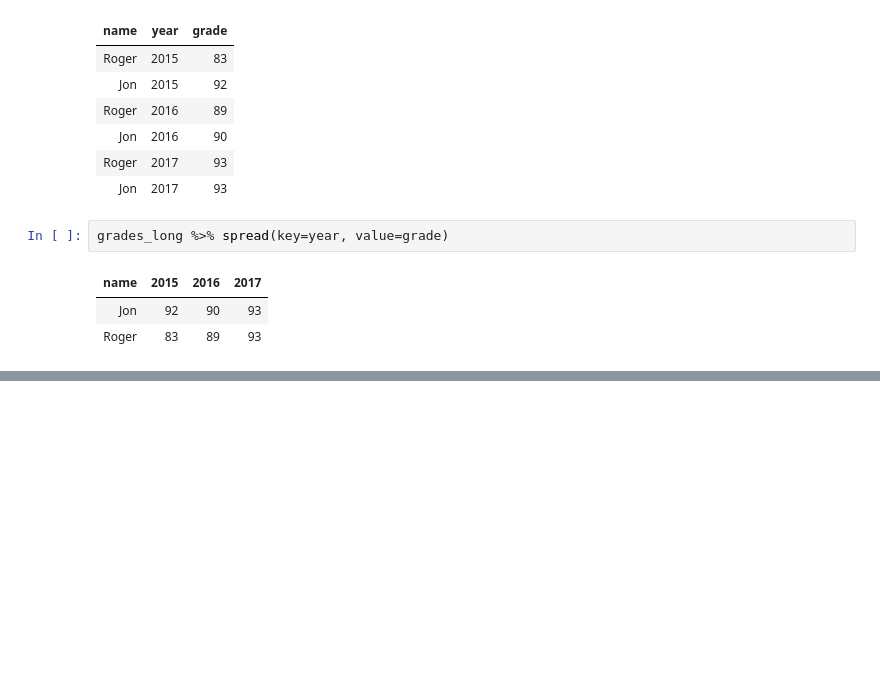
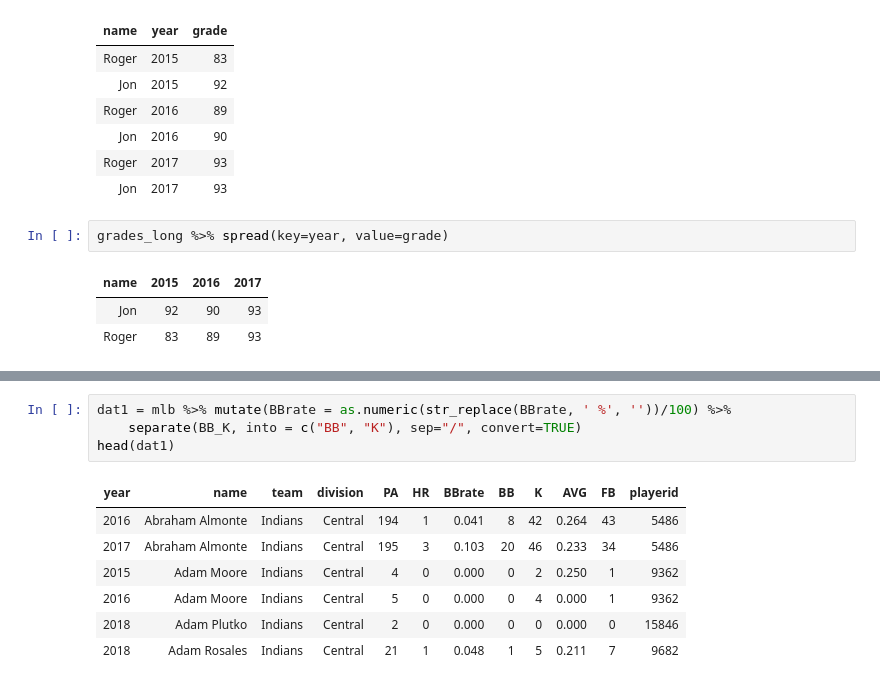
Before and after one commit to rogerfan/stats306_f18_labs, a Jupyter notebook: stats306_lab5_sol.ipynb, the cells around one changed output, grey strips where cells are left out. Drawn from its saved outputs; the diff is of its cells as text; blank space fills up the shorter version.

```diff
--- a/stats306_lab5_sol.ipynb
+++ b/stats306_lab5_sol.ipynb
@@ -195,0 +236,12 @@ grades_long %>% spread(key=year, value=grade)
+# %%
+dat1 = mlb %>% mutate(BBrate = as.numeric(str_replace(BBrate, ' %', ''))/100) %>%
+    separate(BB_K, into = c("BB", "K"), sep="/", convert=TRUE)
+head(dat1)
+# %% [output]
+| year | name | team | division | PA | HR | BBrate | BB | K | AVG | FB | playerid |
+| 2016 | Abraham Almonte | Indians | Central | 194 | 1 | 0.041 | 8 | 42 | 0.264 | 43 | 5486 |
+| 2017 | Abraham Almonte | Indians | Central | 195 | 3 | 0.103 | 20 | 46 | 0.233 | 34 | 5486 |
+| 2015 | Adam Moore | Indians | Central | 4 | 0 | 0.000 | 0 | 2 | 0.250 | 1 | 9362 |
+| 2016 | Adam Moore | Indians | Central | 5 | 0 | 0.000 | 0 | 4 | 0.000 | 1 | 9362 |
+| 2018 | Adam Plutko | Indians | Central | 2 | 0 | 0.000 | 0 | 0 | 0.000 | 0 | 15846 |
+| 2018 | Adam Rosales | Indians | Central | 21 | 1 | 0.048 | 1 | 5 | 0.211 | 7 | 9682 |
```
Also changed, not shown: parts of 16 cells of this notebook.
